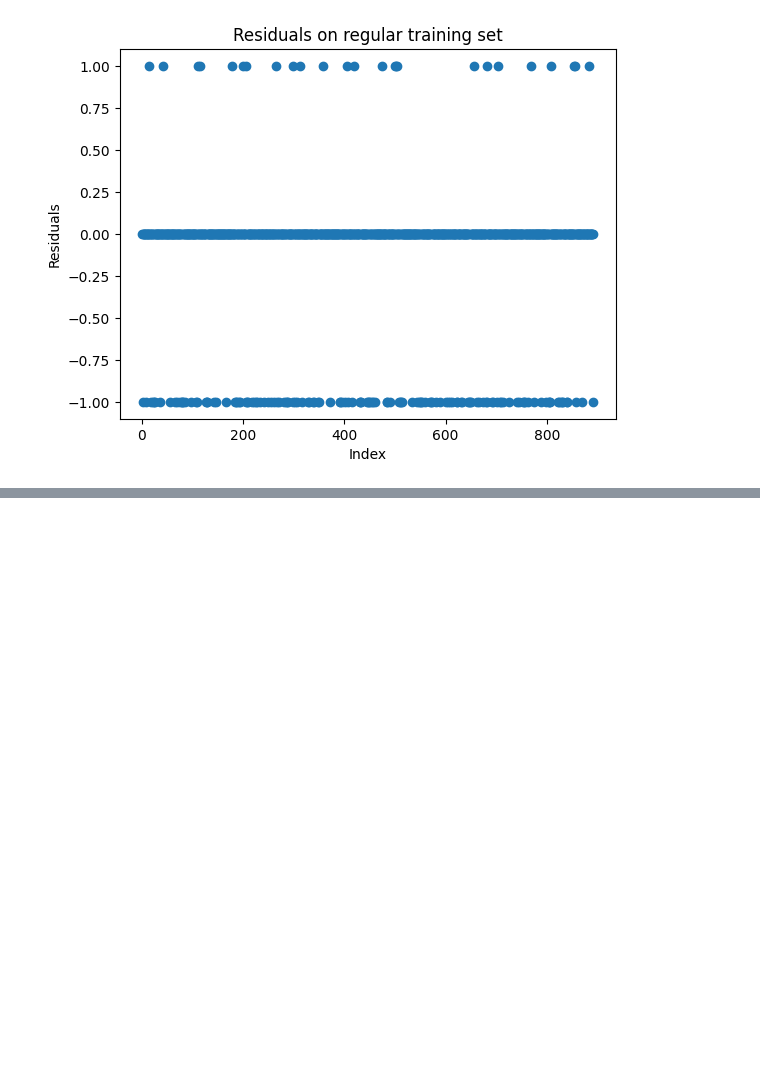
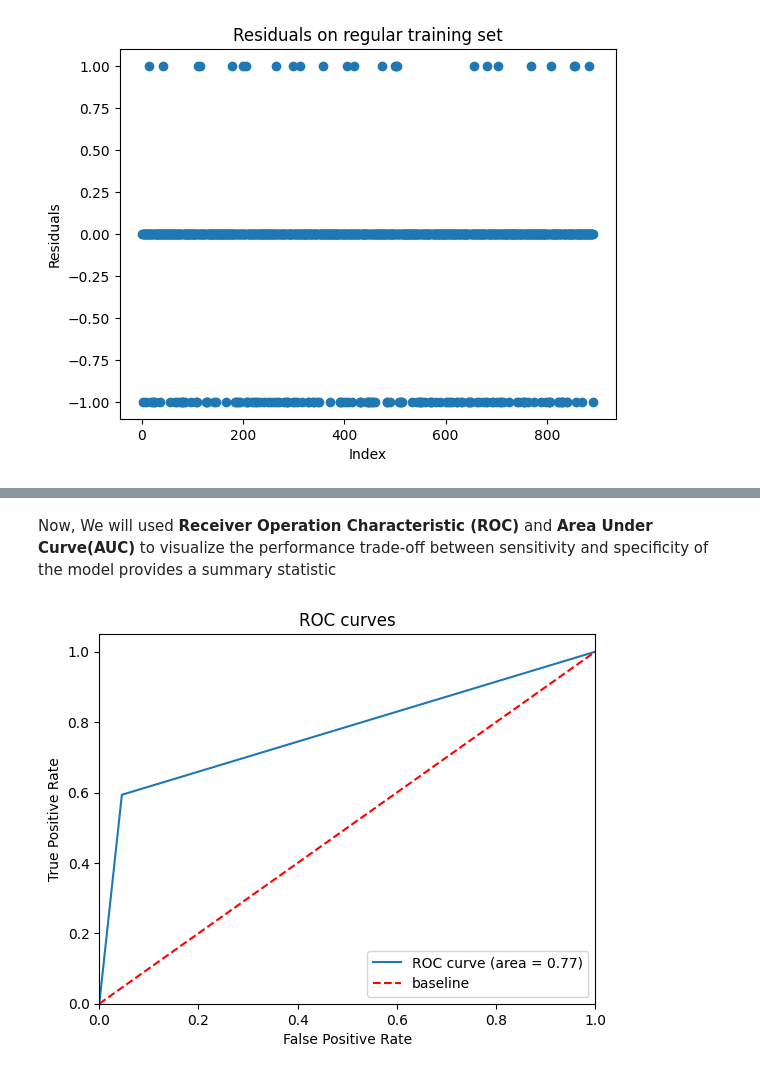
Before and after one commit to bedoo96/Machine-Learning, a Jupyter notebook: Hand_On_ML/Titanic_Algo.ipynb, the cells around one changed output, grey strips where cells are left out. Drawn from its saved outputs; the diff is of its cells as text; code cells hidden in the pictures; blank space fills up the shorter version.

```diff
--- a/Hand_On_ML/Titanic_Algo.ipynb
+++ b/Hand_On_ML/Titanic_Algo.ipynb
@@ -246,0 +257,15 @@ Misclassification error:  18.41 %
+# %% [markdown]
+Now, We will used **Receiver Operation Characteristic (ROC)** and **Area Under Curve(AUC)** to visualize the performance trade-off between sensitivity and specificity of the model provides a summary statistic
+# %%
+fpr, tpr, threshold =  metrics.roc_curve(train['Survived'], pred)
+plt.plot(fpr, tpr, label='ROC curve (area = %0.2f)' % metrics.auc(fpr, tpr))
+plt.plot([0, 1], [0, 1], 'r--', label='baseline')
+plt.xlim([0.0, 1.0])
+plt.ylim(0.0, 1.05)
+plt.xlabel('False Positive Rate')
+plt.ylabel('True Positive Rate')
+plt.title('ROC curves')
+plt.legend(loc='lower right')
+plt.show()
+# %% [output]
+[figure, added]
```
Also changed, not shown: parts of 5 cells of this notebook.
